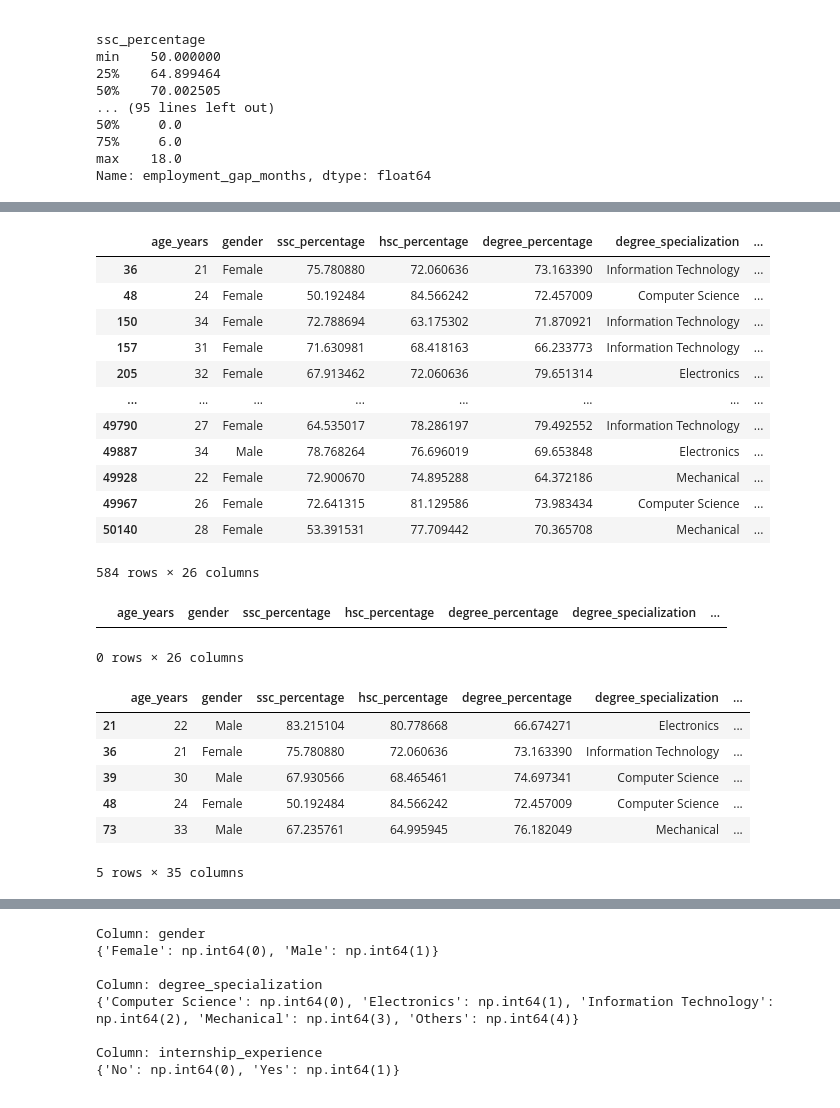
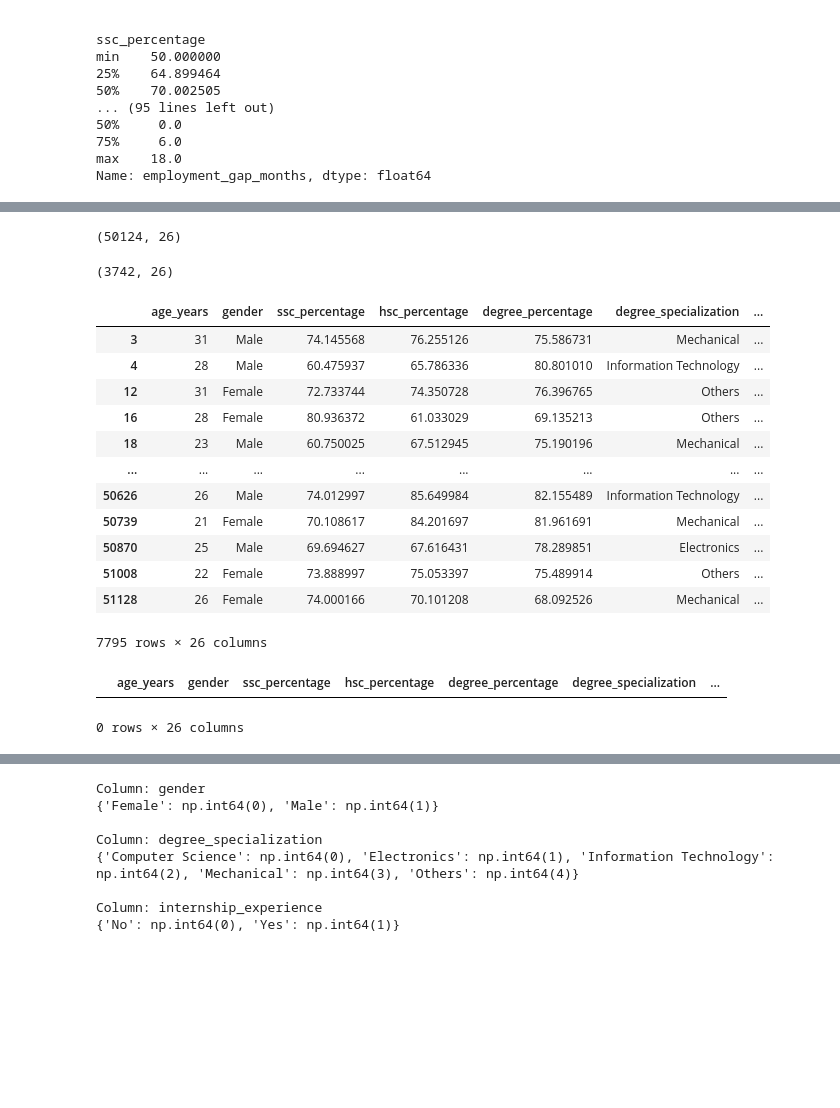
Before and after one commit to MythiliNagajothi/Job-Acceptance-Prediction-System, a Jupyter notebook: Source_code.ipynb, the cells around one changed output, grey strips where cells are left out. Drawn from its saved outputs; the diff is of its cells as text; code cells hidden in the pictures; blank space fills up the shorter version.

```diff
--- a/Source_code.ipynb
+++ b/Source_code.ipynb
@@ -370,0 +375,20 @@ Name: employment_gap_months, dtype: float64
+# %%
+df_a=df.copy()
+# %%
+#winsorization to handle Outliers
+cols = ['ssc_percentage',
+        'hsc_percentage',
+        'degree_percentage',
+        'aptitude_score','communication_score','certifications_count','previous_ctc_lpa',
+        'expected_ctc_lpa','notice_period_days','employment_gap_months']
+
+for col in cols:
+    Q1 = df_a[col].quantile(0.25)
+    Q3 = df_a[col].quantile(0.75)
+
+    IQR = Q3 - Q1
+
+    lower = Q1 - 1.5 * IQR
+    upper = Q3 + 1.5 * IQR
+
+    df_a[col] = df_a[col].clip(lower, upper)
@@ -370,0 +432,4 @@ Name: employment_gap_months, dtype: float64
+# %%
+df_a.shape
+# %% [output]
+(50124, 26)
@@ -383,24 +450,28 @@ df = df[(df["employment_gap_months"]>0) & (df["employment_gap_months"]<12)]
+# %%
+df_f.shape
+# %% [output]
+(3742, 26)
 # %%
 #Logical inconsistency,Having Prev CTC LPA>0 for Freshers and there is no Internship Experience also.
-df[
-    (df['years_of_experience'] == 0) &
-    (df['previous_ctc_lpa'] > 0) &
-    (df['internship_experience'] == 'No')
+df_a[
+    (df_a['years_of_experience'] == 0) &
+    (df_a['previous_ctc_lpa'] > 0) &
+    (df_a['internship_experience'] == 'No')
 ]
 # %% [output]
 |  | age_years | gender | ssc_percentage | hsc_percentage | degree_percentage | degree_specialization | ... |
-| 36 | 21 | Female | 75.780880 | 72.060636 | 73.163390 | Information Technology | ... |
-| 48 | 24 | Female | 50.192484 | 84.566242 | 72.457009 | Computer Science | ... |
-| 150 | 34 | Female | 72.788694 | 63.175302 | 71.870921 | Information Technology | ... |
-| 157 | 31 | Female | 71.630981 | 68.418163 | 66.233773 | Information Technology | ... |
-| 205 | 32 | Female | 67.913462 | 72.060636 | 79.651314 | Electronics | ... |
+| 3 | 31 | Male | 74.145568 | 76.255126 | 75.586731 | Mechanical | ... |
+| 4 | 28 | Male | 60.475937 | 65.786336 | 80.801010 | Information Technology | ... |
+| 12 | 31 | Female | 72.733744 | 74.350728 | 76.396765 | Others | ... |
+| 16 | 28 | Female | 80.936372 | 61.033029 | 69.135213 | Others | ... |
+| 18 | 23 | Male | 60.750025 | 67.512945 | 75.190196 | Mechanical | ... |
 | ... | ... | ... | ... | ... | ... | ... | ... |
-| 49790 | 27 | Female | 64.535017 | 78.286197 | 79.492552 | Information Technology | ... |
-| 49887 | 34 | Male | 78.768264 | 76.696019 | 69.653848 | Electronics | ... |
-| 49928 | 22 | Female | 72.900670 | 74.895288 | 64.372186 | Mechanical | ... |
-| 49967 | 26 | Female | 72.641315 | 81.129586 | 73.983434 | Computer Science | ... |
-| 50140 | 28 | Female | 53.391531 | 77.709442 | 70.365708 | Mechanical | ... |
+| 50626 | 26 | Male | 74.012997 | 85.649984 | 82.155489 | Information Technology | ... |
+| 50739 | 21 | Female | 70.108617 | 84.201697 | 81.961691 | Mechanical | ... |
+| 50870 | 25 | Male | 69.694627 | 67.616431 | 78.289851 | Electronics | ... |
+| 51008 | 22 | Female | 73.888997 | 75.053397 | 75.489914 | Others | ... |
+| 51128 | 26 | Female | 74.000166 | 70.101208 | 68.092526 | Mechanical | ... |
-584 rows × 26 columns
+7795 rows × 26 columns
 # %%
 #Planning to replace Internship Exp as Yes for the below data
 # Replace Internship Exp as 'Yes' for matching rows
@@ -420,15 +491,5 @@ df[
 # %% [output]
 |  | age_years | gender | ssc_percentage | hsc_percentage | degree_percentage | degree_specialization | ... |
 0 rows × 26 columns
-# %%
-df.head()
-# %% [output]
-|  | age_years | gender | ssc_percentage | hsc_percentage | degree_percentage | degree_specialization | ... |
-| 21 | 22 | Male | 83.215104 | 80.778668 | 66.674271 | Electronics | ... |
-| 36 | 21 | Female | 75.780880 | 72.060636 | 73.163390 | Information Technology | ... |
-| 39 | 30 | Male | 67.930566 | 68.465461 | 74.697341 | Computer Science | ... |
-| 48 | 24 | Female | 50.192484 | 84.566242 | 72.457009 | Computer Science | ... |
-| 73 | 33 | Male | 67.235761 | 64.995945 | 76.182049 | Mechanical | ... |
-5 rows × 35 columns
 # %%
 #Correlation analysis among numeric features
```
Also changed, not shown: parts of 58 cells of this notebook.
